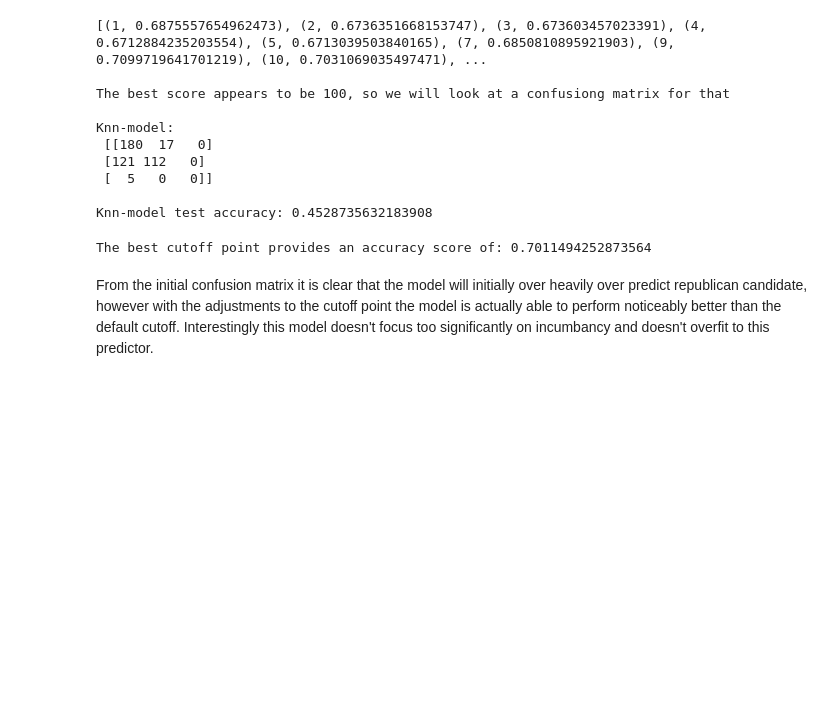
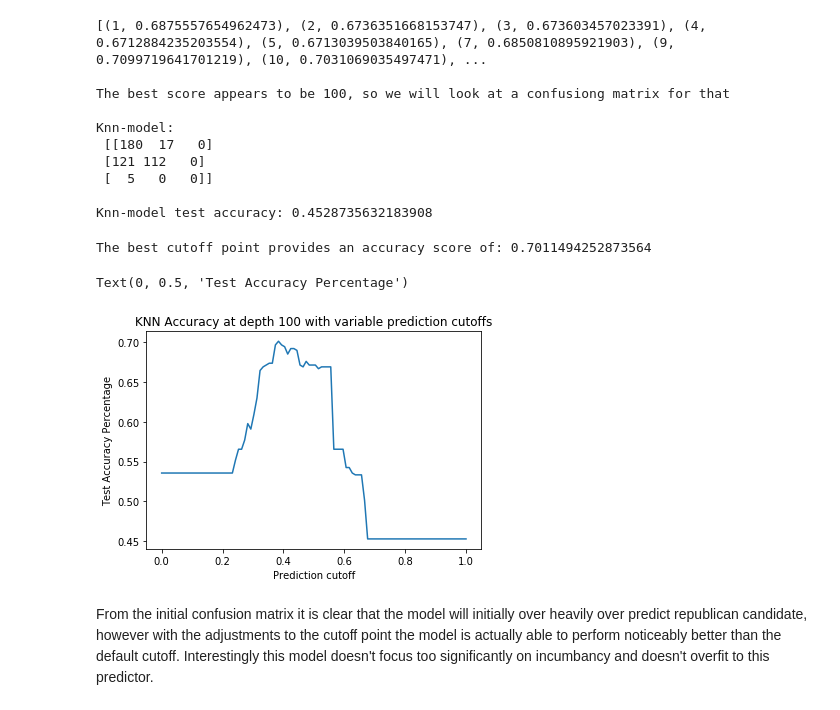
Before and after one commit to Abelay02/CS109a-Final-Project, a Jupyter notebook: Final Project Consolidated Code.ipynb, the cells around one changed output. Drawn from its saved outputs; the diff is of its cells as text; code cells hidden in the pictures; blank space fills up the shorter version.

```diff
--- a/Final Project Consolidated Code.ipynb
+++ b/Final Project Consolidated Code.ipynb
@@ -1169,11 +1169,18 @@ Knn-model test accuracy: 0.4528735632183908
 # %%
 scores = []
 for i in np.linspace(0,1,100):
     scores.append(accuracy_score(t_repredict(knn_model,i,model_frame18_st_xs), model_frame18_y))
 
 print("The best cutoff point provides an accuracy score of: " + str(max(scores)))
+
+plt.plot(np.linspace(0,1,100), scores)
+plt.title('KNN Accuracy at depth 100 with variable prediction cutoffs')
+plt.xlabel('Prediction cutoff')
+plt.ylabel('Test Accuracy Percentage')
 # %% [output]
 The best cutoff point provides an accuracy score of: 0.7011494252873564
+Text(0, 0.5, 'Test Accuracy Percentage')
+[figure, added]
 # %% [markdown]
 From the initial confusion matrix it is clear that the model will initially over heavily over predict republican candidate, however with the adjustments to the cutoff point the model is actually able to perform noticeably better than the default cutoff. Interestingly this model doesn't focus too significantly on incumbancy and doesn't overfit to this predictor.
 # %% [markdown]
```
Also changed, not shown: parts of 6 cells of this notebook.
